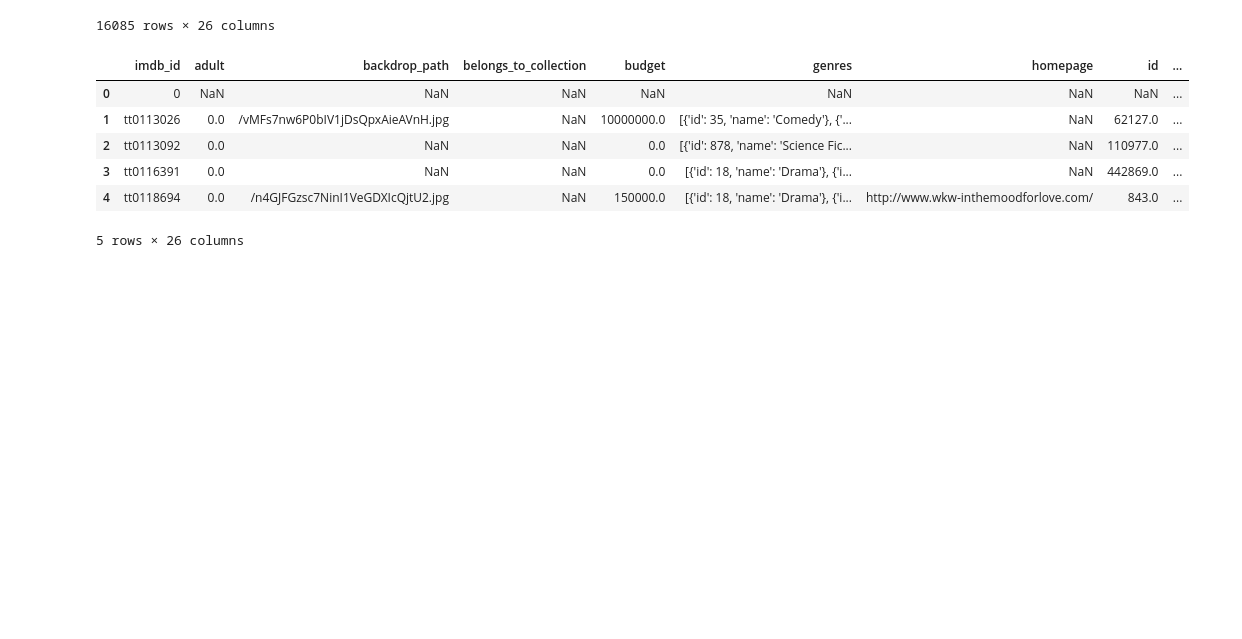
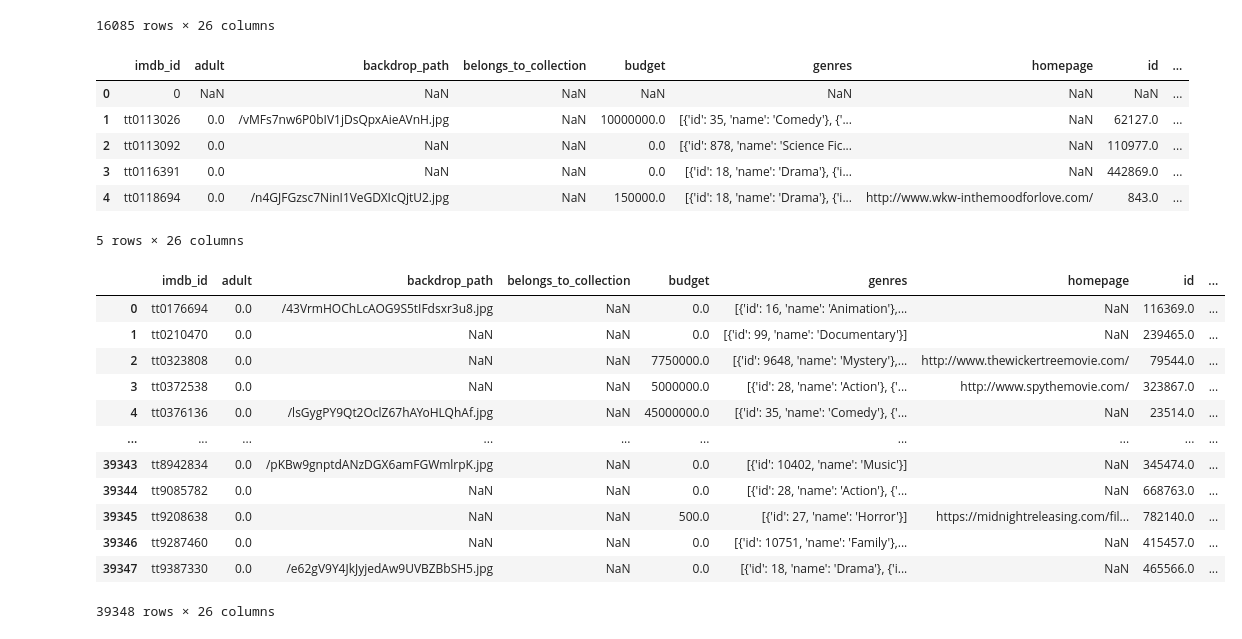
Before and after one commit to bemadi/Project-3, a Jupyter notebook: Part 4 - Hypothesis Testing.ipynb, the cells around one changed output. Cells and saved outputs as stored; diff of their text form; code cells hidden in the pictures; blank space fills up the shorter version.

```diff
--- a/Part 4 - Hypothesis Testing.ipynb
+++ b/Part 4 - Hypothesis Testing.ipynb
@@ -232,3 +235,21 @@ tmdb_00_09.head()
 | 3 | tt0116391 | 0.0 | NaN | NaN | 0.0 | [{'id': 18, 'name': 'Drama'}, {'i... | NaN | 442869.0 | ... |
 | 4 | tt0118694 | 0.0 | /n4GJFGzsc7NinI1VeGDXIcQjtU2.jpg | NaN | 150000.0 | [{'id': 18, 'name': 'Drama'}, {'i... | http://www.wkw-inthemoodforlove.com/ | 843.0 | ... |
 5 rows × 26 columns
+# %%
+sam_data = pd.read_csv(r'Data/combined_all_data.csv', lineterminator='\n')
+# %%
+sam_data
+# %% [output]
+|  | imdb_id | adult | backdrop_path | belongs_to_collection | budget | genres | homepage | id | ... |
+| 0 | tt0176694 | 0.0 | /43VrmHOChLcAOG9S5tIFdsxr3u8.jpg | NaN | 0.0 | [{'id': 16, 'name': 'Animation'},... | NaN | 116369.0 | ... |
+| 1 | tt0210470 | 0.0 | NaN | NaN | 0.0 | [{'id': 99, 'name': 'Documentary'}] | NaN | 239465.0 | ... |
+| 2 | tt0323808 | 0.0 | NaN | NaN | 7750000.0 | [{'id': 9648, 'name': 'Mystery'},... | http://www.thewickertreemovie.com/ | 79544.0 | ... |
+| 3 | tt0372538 | 0.0 | NaN | NaN | 5000000.0 | [{'id': 28, 'name': 'Action'}, {'... | http://www.spythemovie.com/ | 323867.0 | ... |
+| 4 | tt0376136 | 0.0 | /lsGygPY9Qt2OclZ67hAYoHLQhAf.jpg | NaN | 45000000.0 | [{'id': 35, 'name': 'Comedy'}, {'... | NaN | 23514.0 | ... |
+| ... | ... | ... | ... | ... | ... | ... | ... | ... | ... |
+| 39343 | tt8942834 | 0.0 | /pKBw9gnptdANzDGX6amFGWmlrpK.jpg | NaN | 0.0 | [{'id': 10402, 'name': 'Music'}] | NaN | 345474.0 | ... |
+| 39344 | tt9085782 | 0.0 | NaN | NaN | 0.0 | [{'id': 28, 'name': 'Action'}, {'... | NaN | 668763.0 | ... |
+| 39345 | tt9208638 | 0.0 | NaN | NaN | 500.0 | [{'id': 27, 'name': 'Horror'}] | https://midnightreleasing.com/fil... | 782140.0 | ... |
+| 39346 | tt9287460 | 0.0 | NaN | NaN | 0.0 | [{'id': 10751, 'name': 'Family'},... | NaN | 415457.0 | ... |
+| 39347 | tt9387330 | 0.0 | /e62gV9Y4JkJyjedAw9UVBZBbSH5.jpg | NaN | 0.0 | [{'id': 18, 'name': 'Drama'}, {'i... | NaN | 465566.0 | ... |
+39348 rows × 26 columns
```
Also changed, not shown: parts of 20 cells of this notebook, 1 other file.
